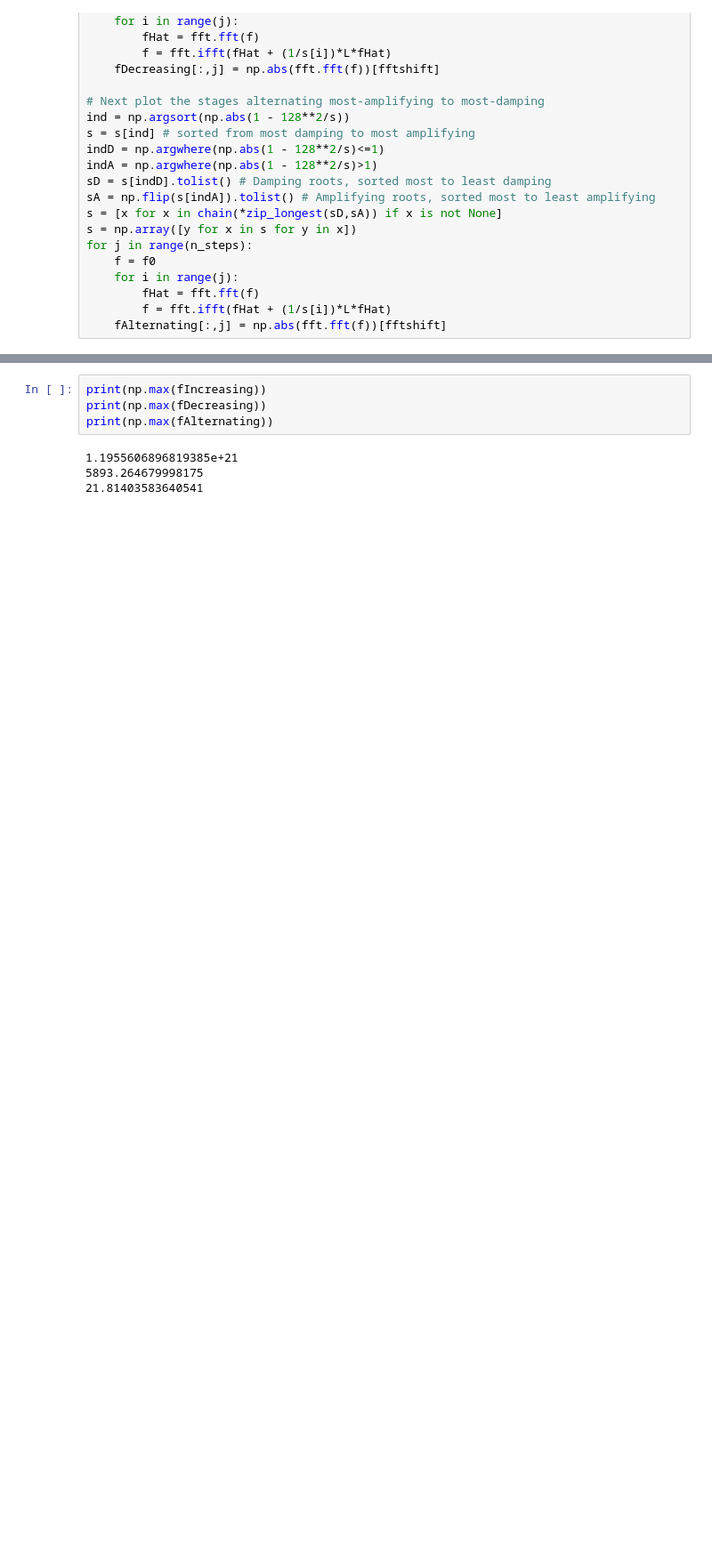
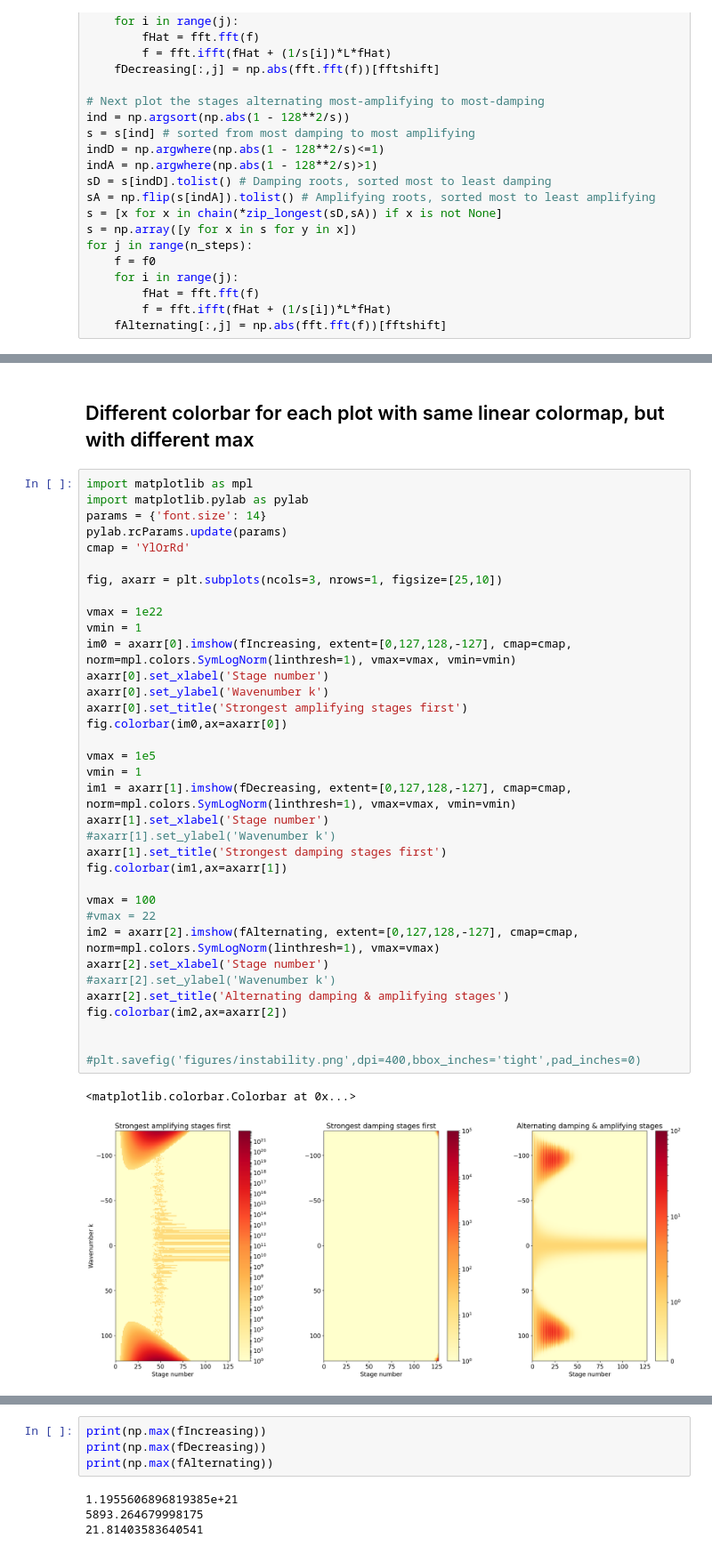
Before and after one commit to ocean-eddy-cpt/gcm-filters-paper, a Jupyter notebook: Roundoff.ipynb, the cells around one changed output, grey strips where cells are left out. Shown at 89% size. Saved outputs shown, nothing was run; the diff lists cells and outputs as text; blank space fills up the shorter version.

```diff
--- a/Roundoff.ipynb
+++ b/Roundoff.ipynb
@@ -78,0 +149,40 @@ plt.tight_layout()
+# %% [markdown]
+## Different colorbar for each plot with same linear colormap, but with different max
+# %%
+import matplotlib as mpl
+import matplotlib.pylab as pylab
+params = {'font.size': 14}
+pylab.rcParams.update(params)
+cmap = 'YlOrRd'
+
+fig, axarr = plt.subplots(ncols=3, nrows=1, figsize=[25,10])
+
+vmax = 1e22
+vmin = 1
+im0 = axarr[0].imshow(fIncreasing, extent=[0,127,128,-127], cmap=cmap, norm=mpl.colors.SymLogNorm(linthresh=1), vmax=vmax, vmin=vmin)
+axarr[0].set_xlabel('Stage number')
+axarr[0].set_ylabel('Wavenumber k')
+axarr[0].set_title('Strongest amplifying stages first')
+fig.colorbar(im0,ax=axarr[0])
+
+vmax = 1e5
+vmin = 1
+im1 = axarr[1].imshow(fDecreasing, extent=[0,127,128,-127], cmap=cmap, norm=mpl.colors.SymLogNorm(linthresh=1), vmax=vmax, vmin=vmin)
+axarr[1].set_xlabel('Stage number')
+#axarr[1].set_ylabel('Wavenumber k')
+axarr[1].set_title('Strongest damping stages first')
+fig.colorbar(im1,ax=axarr[1])
+
+vmax = 100
+#vmax = 22
+im2 = axarr[2].imshow(fAlternating, extent=[0,127,128,-127], cmap=cmap, norm=mpl.colors.SymLogNorm(linthresh=1), vmax=vmax)
+axarr[2].set_xlabel('Stage number')
+#axarr[2].set_ylabel('Wavenumber k')
+axarr[2].set_title('Alternating damping & amplifying stages')
+fig.colorbar(im2,ax=axarr[2])
+
+
+#plt.savefig('figures/instability.png',dpi=400,bbox_inches='tight',pad_inches=0)
+# %% [output]
+<matplotlib.colorbar.Colorbar at 0x...>
+[figure, added]
```
Also changed, not shown: parts of 10 cells of this notebook.
